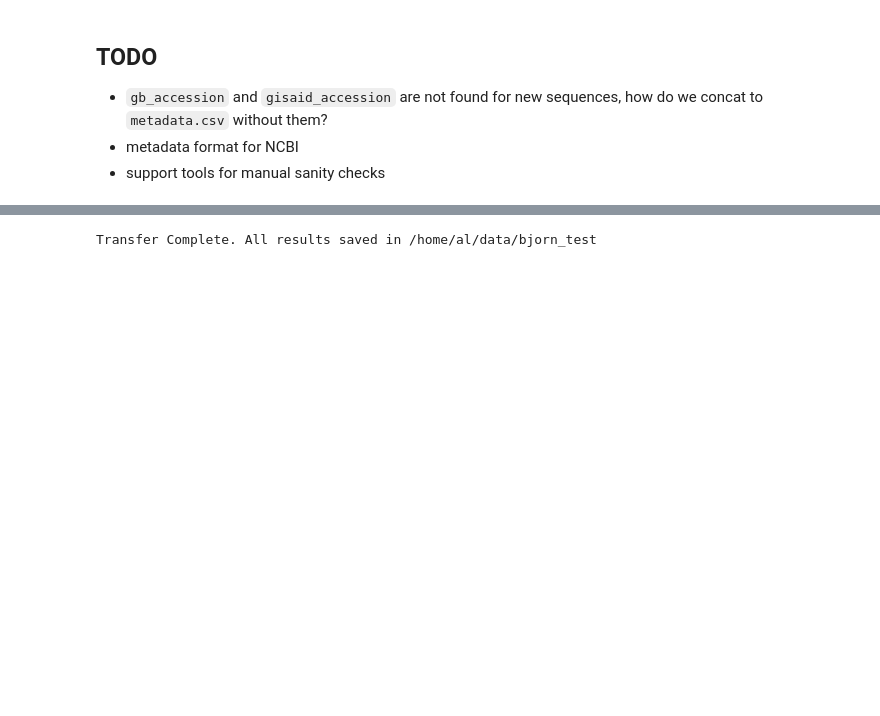
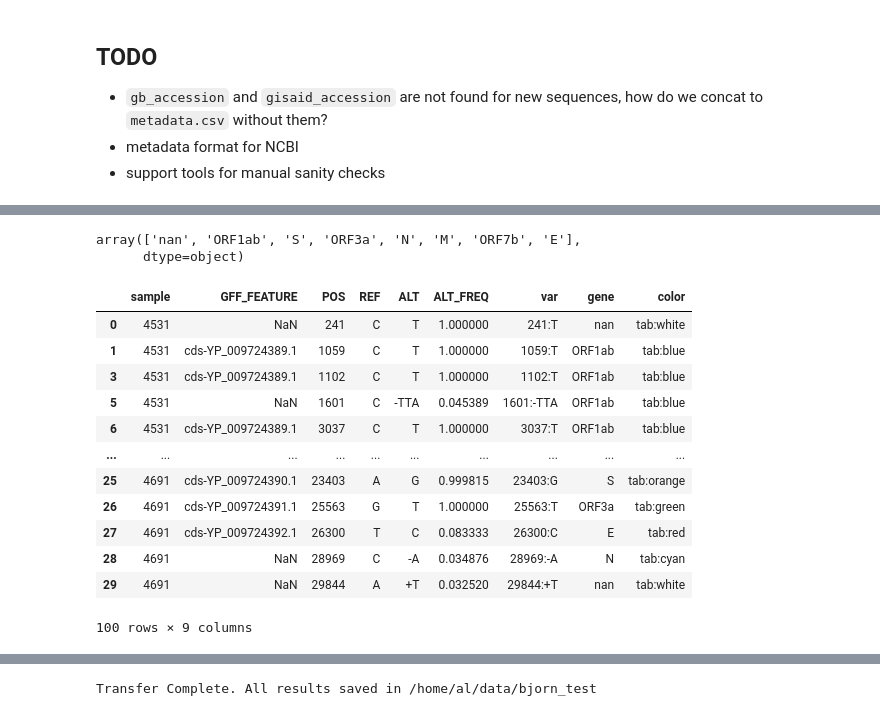
Before and after one commit to AlaaALatif/bjorn, a Jupyter notebook: lab.ipynb, the cells around one changed output, grey strips where cells are left out. Cells and saved outputs as stored; diff of their text form; code cells hidden in the pictures; blank space fills up the shorter version.

```diff
--- a/lab.ipynb
+++ b/lab.ipynb
@@ -7,0 +127,3 @@ from bjorn import *
+# %%
+colors = list(mcolors.TABLEAU_COLORS.keys())
+len(colors)
@@ -7,0 +132,2 @@ from bjorn import *
+# %%
+colors = colors + ['black']
@@ -7,0 +148,29 @@ from bjorn import *
+# %%
+v_df['gene'].unique()
+# %% [output]
+array(['nan', 'ORF1ab', 'S', 'ORF3a', 'N', 'M', 'ORF7b', 'E'],
+      dtype=object)
+# %%
+genes = ['ORF1ab', 'S', 'ORF3a', 'E', 'M', 'ORF6', 'ORF7a',
+         'ORF7b', 'ORF8', 'N', 'ORF10']
+# %%
+gene2color = {}
+for i, g in enumerate(genes):
+    gene2color[g] = colors[i]
+# %%
+v_df['color'] = v_df['gene'].apply(lambda x: gene2color.get(x, 'tab:white'))
+v_df
+# %% [output]
+|  | sample | GFF_FEATURE | POS | REF | ALT | ALT_FREQ | var | gene | color |
+| 0 | 4531 | NaN | 241 | C | T | 1.000000 | 241:T | nan | tab:white |
+| 1 | 4531 | cds-YP_009724389.1 | 1059 | C | T | 1.000000 | 1059:T | ORF1ab | tab:blue |
+| 3 | 4531 | cds-YP_009724389.1 | 1102 | C | T | 1.000000 | 1102:T | ORF1ab | tab:blue |
+| 5 | 4531 | NaN | 1601 | C | -TTA | 0.045389 | 1601:-TTA | ORF1ab | tab:blue |
+| 6 | 4531 | cds-YP_009724389.1 | 3037 | C | T | 1.000000 | 3037:T | ORF1ab | tab:blue |
+| ... | ... | ... | ... | ... | ... | ... | ... | ... | ... |
+| 25 | 4691 | cds-YP_009724390.1 | 23403 | A | G | 0.999815 | 23403:G | S | tab:orange |
+| 26 | 4691 | cds-YP_009724391.1 | 25563 | G | T | 1.000000 | 25563:T | ORF3a | tab:green |
+| 27 | 4691 | cds-YP_009724392.1 | 26300 | T | C | 0.083333 | 26300:C | E | tab:red |
+| 28 | 4691 | NaN | 28969 | C | -A | 0.034876 | 28969:-A | N | tab:cyan |
+| 29 | 4691 | NaN | 29844 | A | +T | 0.032520 | 29844:+T | nan | tab:white |
+100 rows × 9 columns
```
Also changed, not shown: parts of 50 cells of this notebook.
